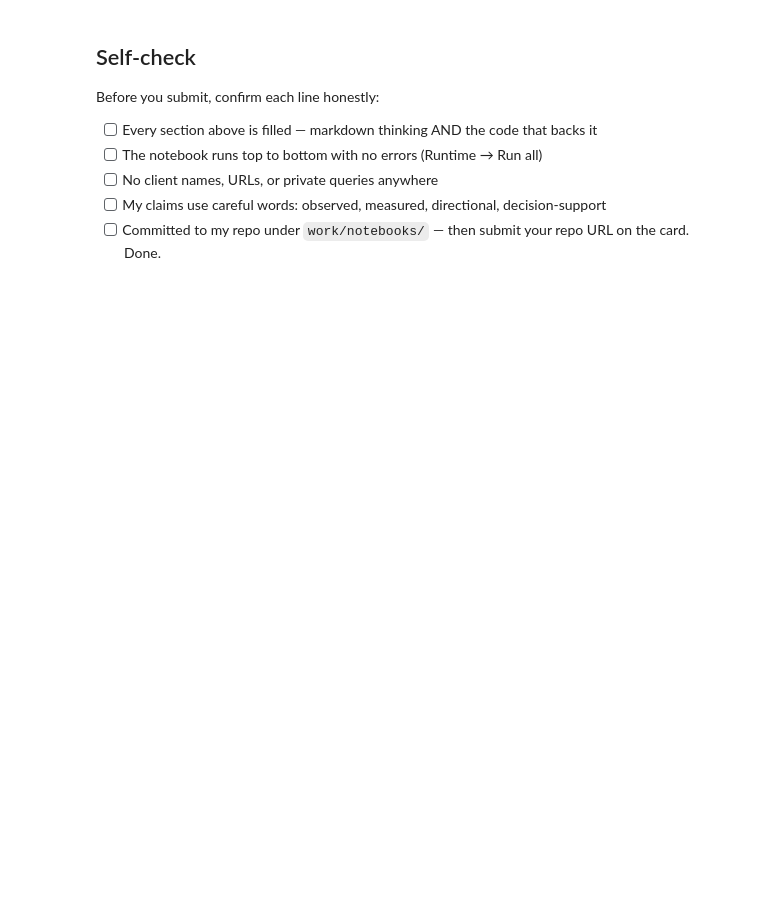
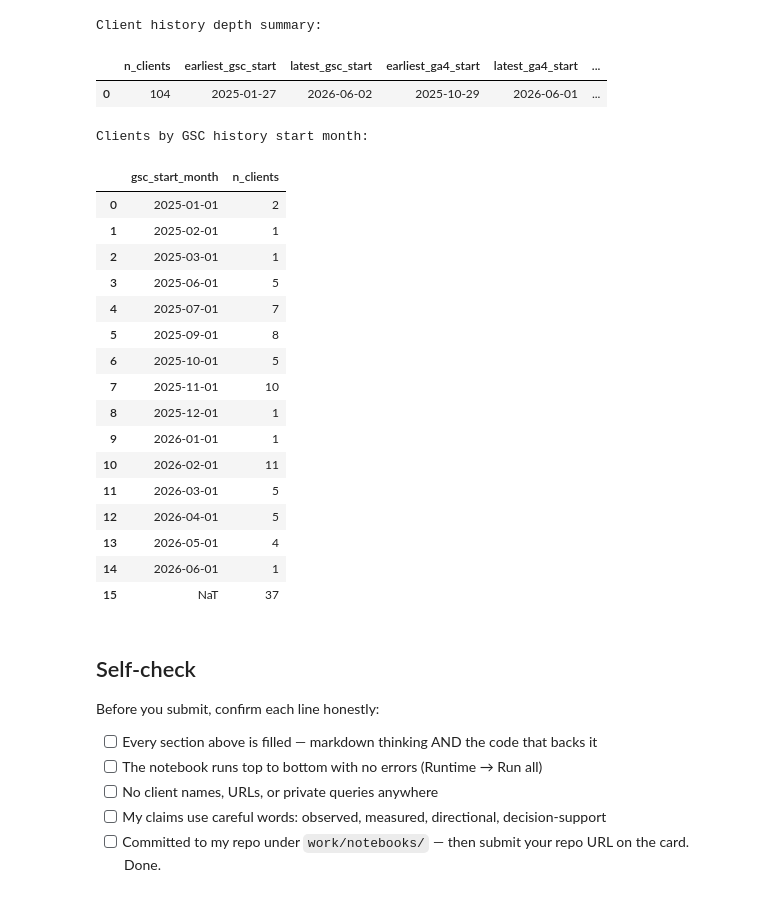
Before and after one commit to Zoye-J/FlyRank--MachineLearning, a Jupyter notebook: work/notebooks/w03_data_contract.ipynb, the cells around one changed output. Cells and saved outputs as stored; diff of their text form; code cells hidden in the pictures; blank space fills up the shorter version.

```diff
--- a/work/notebooks/w03_data_contract.ipynb
+++ b/work/notebooks/w03_data_contract.ipynb
@@ -22,0 +49,17 @@ This skeleton is yours to fill. Work the sections **in order** — each one has
+# %%
+# connect + peek at the March slice
+
+from google.colab import userdata
+import os
+import duckdb
+
+os.environ["HF_TOKEN"] = userdata.get("HF_TOKEN")
+
+con = duckdb.connect()
+con.execute("INSTALL httpfs; LOAD httpfs;")
+con.execute("CREATE SECRET hf (TYPE huggingface, PROVIDER credential_chain);")
+
+FACT = "hf://datasets/FlyRank/internship-warehouse/fact_content_daily_performance/month=2026-03/*.parquet"
+
+# Peek at 3 rows to confirm columns and the grain
+display(con.execute(f"SELECT * FROM '{FACT}' LIMIT 3").df())
@@ -37,3 +268,55 @@ This skeleton is yours to fill. Work the sections **in order** — each one has
+# %%
+# showing that client history depth is unbalanced
+
+CLIENTS = "hf://datasets/FlyRank/internship-warehouse/dim_clients.parquet"
+
+q_summary = f"""
+SELECT
+    COUNT(*) AS n_clients,
+    MIN(gsc_data_start) AS earliest_gsc_start,
+    MAX(gsc_data_start) AS latest_gsc_start,
+    MIN(ga4_data_start) AS earliest_ga4_start,
+    MAX(ga4_data_start) AS latest_ga4_start,
+    COUNT(*) FILTER (WHERE gsc_data_start IS NULL) AS clients_no_gsc_start,
+    COUNT(*) FILTER (WHERE ga4_data_start IS NULL) AS clients_no_ga4_start
+FROM '{CLIENTS}'
+"""
+print("Client history depth summary:")
+display(con.execute(q_summary).df())
+
+# Bucket clients by their gsc_data_start month (this is the imbalance)
+q_buckets = f"""
+SELECT
+    DATE_TRUNC('month', gsc_data_start) AS gsc_start_month,
+    COUNT(*) AS n_clients
+FROM '{CLIENTS}'
+GROUP BY 1
+ORDER BY 1
+"""
+print("\nClients by GSC history start month:")
+display(con.execute(q_buckets).df())
+# %% [output]
+Client history depth summary:
+|  | n_clients | earliest_gsc_start | latest_gsc_start | earliest_ga4_start | latest_ga4_start | ... |
+| 0 | 104 | 2025-01-27 | 2026-06-02 | 2025-10-29 | 2026-06-01 | ... |
+Clients by GSC history start month:
+|  | gsc_start_month | n_clients |
+| 0 | 2025-01-01 | 2 |
+| 1 | 2025-02-01 | 1 |
+| 2 | 2025-03-01 | 1 |
+| 3 | 2025-06-01 | 5 |
+| 4 | 2025-07-01 | 7 |
+| 5 | 2025-09-01 | 8 |
+| 6 | 2025-10-01 | 5 |
+| 7 | 2025-11-01 | 10 |
+| 8 | 2025-12-01 | 1 |
+| 9 | 2026-01-01 | 1 |
+| 10 | 2026-02-01 | 11 |
+| 11 | 2026-03-01 | 5 |
+| 12 | 2026-04-01 | 5 |
+| 13 | 2026-05-01 | 4 |
+| 14 | 2026-06-01 | 1 |
+| 15 | NaT | 37 |
 # %% [markdown]
 ## Self-check
 
```
Also changed, not shown: parts of 15 cells of this notebook.
